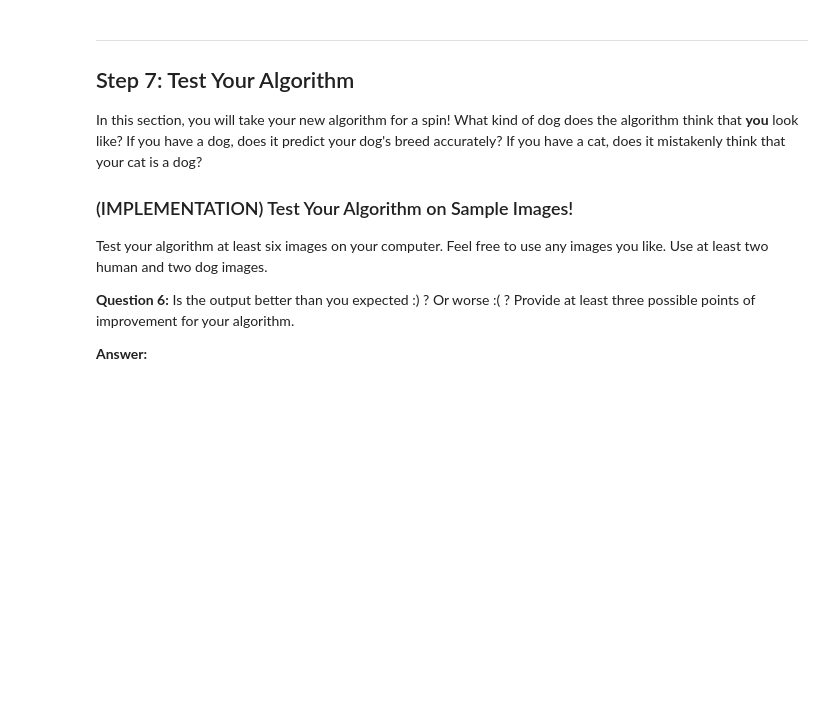
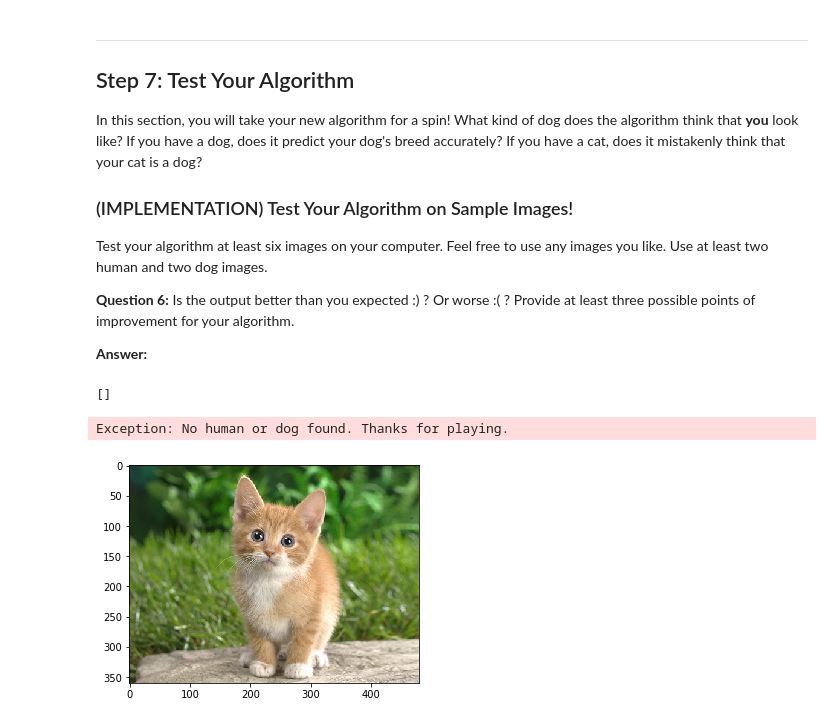
Before and after one commit to elok/DSND_Capstone, a Jupyter notebook: dog_app.ipynb, the cells around one changed output. Saved outputs shown, nothing was run; the diff lists cells and outputs as text; code cells hidden in the pictures; blank space fills up the shorter version.

```diff
--- a/dog_app.ipynb
+++ b/dog_app.ipynb
@@ -657,11 +658,11 @@ You are welcome to [augment the training data](https://blog.keras.io/building-po
 ### TODO: Train the model.
 from keras.callbacks import ModelCheckpoint
 
-checkpointer = ModelCheckpoint(filepath='saved_models/weights.best.Xception.hdf5',
+checkpointer = ModelCheckpoint(filepath='saved_models/weights.best.inception.hdf5',
                                verbose=1, save_best_only=True)
 
-Xception_model.fit(train_Xception, train_targets,
-          validation_data=(valid_Xception, valid_targets),
+inception_model.fit(train_inception, train_targets,
+          validation_data=(valid_inception, valid_targets),
           epochs=100, batch_size=20, callbacks=[checkpointer], verbose=1)
 # %% [output]
 Train on 6680 samples, validate on 835 samples
@@ -686,7 +687,7 @@ Epoch 100/100
 ### (IMPLEMENTATION) Load the Model with the Best Validation Loss
 # %%
 ### TODO: Load the model weights with the best validation loss.
-Xception_model.load_weights('saved_models/weights.best.Xception.hdf5')
+inception_model.load_weights('saved_models/weights.best.inception.hdf5')
 # %% [markdown]
 ### (IMPLEMENTATION) Test the Model
 
@@ -716,9 +717,9 @@ where `{network}`, in the above filename, should be one of `VGG19`, `Resnet50`,
 # %%
 ### TODO: Write a function that takes a path to an image as input
 ### and returns the dog breed that is predicted by the model.
-def Xception_predict_breed(img_path):
-    bottleneck_feature = extract_Xception(path_to_tensor(img_path))     # extract bottleneck features
-    predicted_vector = Xception_model.predict(bottleneck_feature)       # obtain predicted vector
+def inception_predict_breed(img_path):
+    bottleneck_feature = extract_InceptionV3(path_to_tensor(img_path))     # extract bottleneck features
+    predicted_vector = inception_model.predict(bottleneck_feature)       # obtain predicted vector
     return dog_names[np.argmax(predicted_vector)]                       # return dog breed that is predicted by the model
 # %% [markdown]
 ---
@@ -741,24 +742,26 @@ This photo looks like an Afghan Hound.
 # %%
 ### TODO: Write your algorithm.
 ### Feel free to use as many code cells as needed.
-def display_img(img_path):
+
+def show_img(img_path):
+    # Read the file, convert the color, and show the image
     img = cv2.imread(img_path)
     cv_rgb = cv2.cvtColor(img, cv2.COLOR_BGR2RGB)
     imgplot = plt.imshow(cv_rgb)
     return imgplot
 
 def predict_breed(img_path):
-    display_img(img_path)
-    if dog_detector(img_path):
-        print("Hey, It's a dog!")
-        return print("And I guess the Breed of this dog is a {}".format(Xception_predict_breed(img_path)))
+    # Display the image
+    show_img(img_path)
 
+    # Detect for a human face
     if face_detector(img_path):
-        print("Hey, It's a human!")
-        return print("Mmmmmm....If you were a dog, I guess you would be a ... {}!!".format(Xception_predict_breed(img_path)))
-
+        return inception_predict_breed(img_path)
+    # Detect for a dog
+    elif dog_detector(img_path):
+        return inception_predict_breed(img_path)
     else:
-        return print("Hum... seems this neither dog, nor human; must be something else .")
+        raise Exception('No human or dog found. Thanks for playing.')
 # %% [markdown]
 ---
 <a id='step7'></a>
@@ -777,3 +780,13 @@ __Answer:__
 ## TODO: Execute your algorithm from Step 6 on
 ## at least 6 images on your computer.
 ## Feel free to use as many code cells as needed.
+# %%
+sample_files = np.array(glob("Dog-Breed-Classifier/test_images/*"))
+print(sample_files)
+# %% [output]
+[]
+# %%
+predict_breed('images/user_images_cat.jpg')
+# %% [output]
+Exception: No human or dog found. Thanks for playing.
+[figure, added]
```
Also changed, not shown: parts of 16 cells of this notebook.
